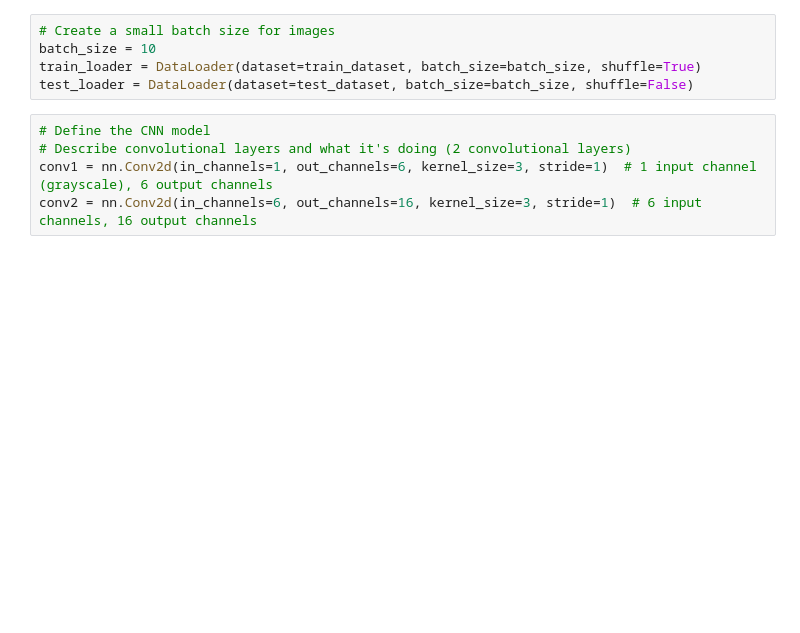
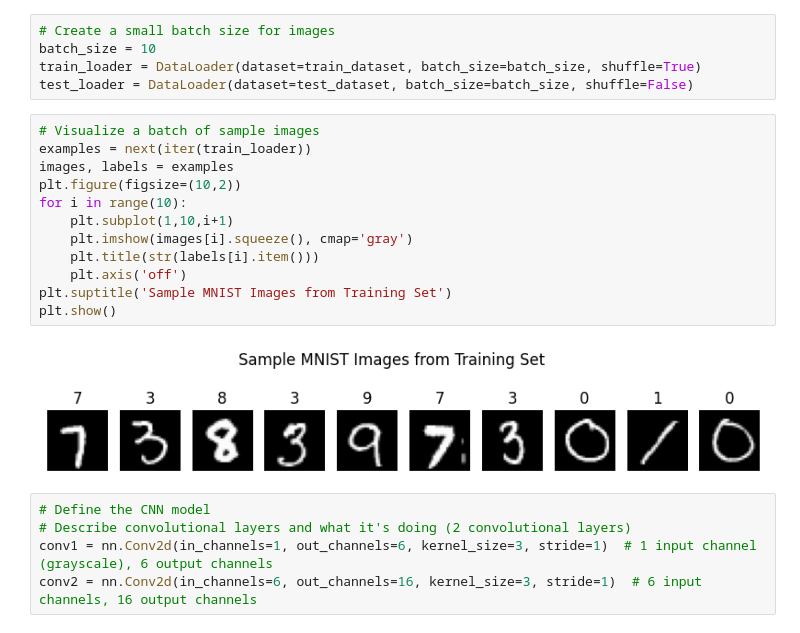
Before and after one commit to ethanvillalovoz/pytorch-basic-nn, a Jupyter notebook: src/5_CNN.ipynb, the cells around one changed output. Saved outputs shown, nothing was run; the diff lists cells and outputs as text; blank space fills up the shorter version.

Commit message:
Enhance CNN notebook: add explanations, sample image visualization, confusion matrix, misclassified images, and improved evaluation

```diff
--- a/src/5_CNN.ipynb
+++ b/src/5_CNN.ipynb
@@ -50,6 +62,20 @@ Transform: ToTensor()
 batch_size = 10
 train_loader = DataLoader(dataset=train_dataset, batch_size=batch_size, shuffle=True)
 test_loader = DataLoader(dataset=test_dataset, batch_size=batch_size, shuffle=False)
+# %%
+# Visualize a batch of sample images
+examples = next(iter(train_loader))
+images, labels = examples
+plt.figure(figsize=(10,2))
+for i in range(10):
+    plt.subplot(1,10,i+1)
+    plt.imshow(images[i].squeeze(), cmap='gray')
+    plt.title(str(labels[i].item()))
+    plt.axis('off')
+plt.suptitle('Sample MNIST Images from Training Set')
+plt.show()
+# %% [output]
+[figure, added]
 # %%
 # Define the CNN model
 # Describe convolutional layers and what it's doing (2 convolutional layers)
```
Also changed, not shown: parts of 17 cells of this notebook, 2 other files.
